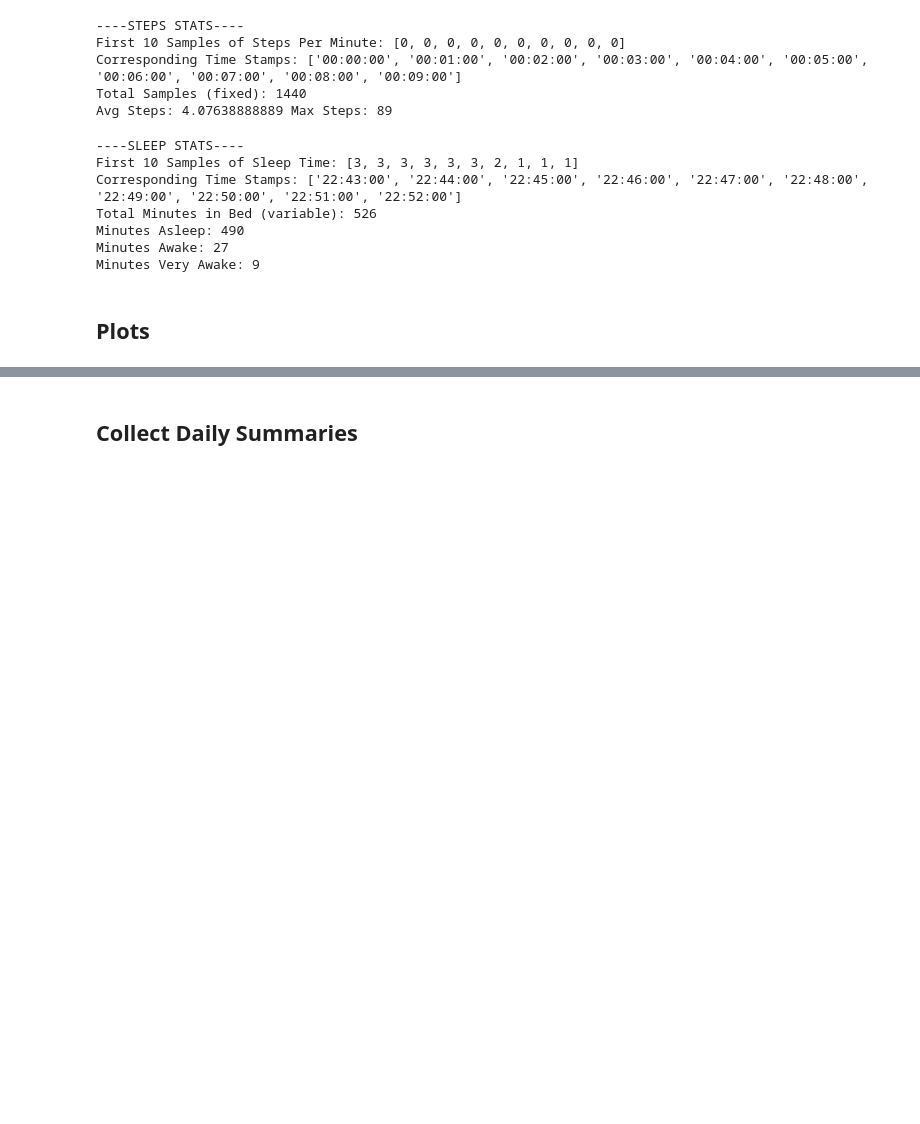
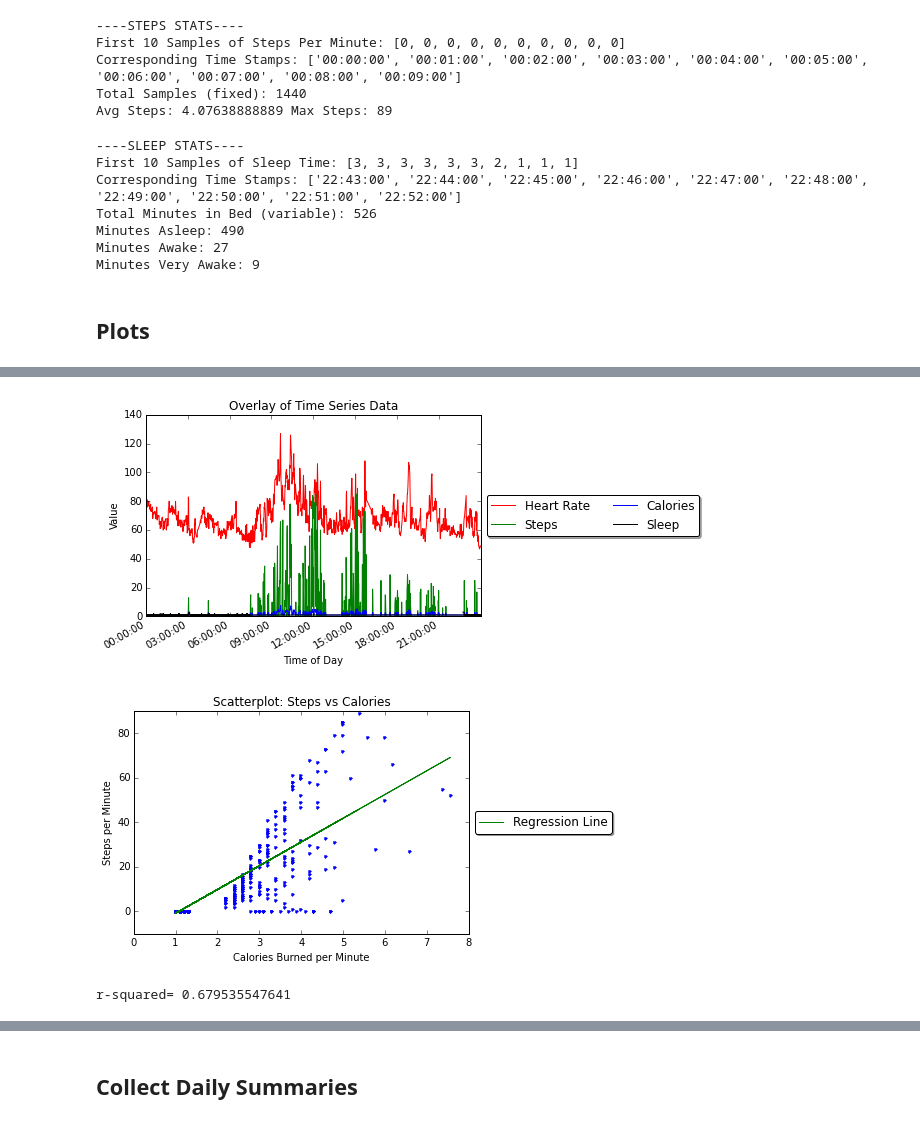
Before and after one commit to amandasolis/Fitbit, a Jupyter notebook: Fitbit.ipynb, the cells around one changed output, grey strips where cells are left out. Saved outputs shown, nothing was run; the diff lists cells and outputs as text; code cells hidden in the pictures; blank space fills up the shorter version.

```diff
--- a/Fitbit.ipynb
+++ b/Fitbit.ipynb
@@ -294,3 +312,33 @@ plt.show()
 [figure]
 [figure]
 [figure]
+# %%
+fig=plt.figure(9)
+datetimesHR1 = [t.replace(year=2016, month=6, day=13) for t in datetimesHR]
+plt.plot(datetimesHR1, HR, 'r', label="Heart Rate")
+plt.plot(datetimesSteps1, Steps, 'g', label="Steps")
+plt.plot(datetimesCals1, Cals, 'b', label="Calories")
+plt.plot(datetimesSleep1, newSleep, 'k',label="Sleep")
+plt.gcf().autofmt_xdate()
+#plt.yscale('log') #Log Scale
+plt.legend( loc='center left', numpoints = 1, fancybox=True, shadow=True, bbox_to_anchor=(1, 0.5),ncol=2)
+plt.title('Overlay of Time Series Data')
+plt.ylabel('Value')
+plt.xlabel('Time of Day')
+plt.show()
+
+#Compute and plot linear regression stats (Calories vs Steps)
+fig=plt.figure(10)
+slope, intercept, r_value, p_value, std_err=linregress(Cals,Steps) #x and y are arrays or lists.
+plt.plot(Cals,Steps,'.')
+plt.title('Scatterplot: Steps vs Calories')
+plt.ylabel('Steps per Minute')
+plt.xlabel('Calories Burned per Minute')
+plt.plot(Cals, np.poly1d(np.polyfit(Cals, Steps, 1))(Cals),label="Regression Line")
+plt.legend( loc='center left', numpoints = 1, fancybox=True, shadow=True, bbox_to_anchor=(1, 0.5))
+plt.show()
+print "r-squared=", (r_value**2) #(measure of how well linear model fits a set of observations)
+# %% [output]
+[figure, added]
+[figure, added]
+r-squared= 0.679535547641
```
Also changed, not shown: parts of 12 cells of this notebook, 2 other files.
